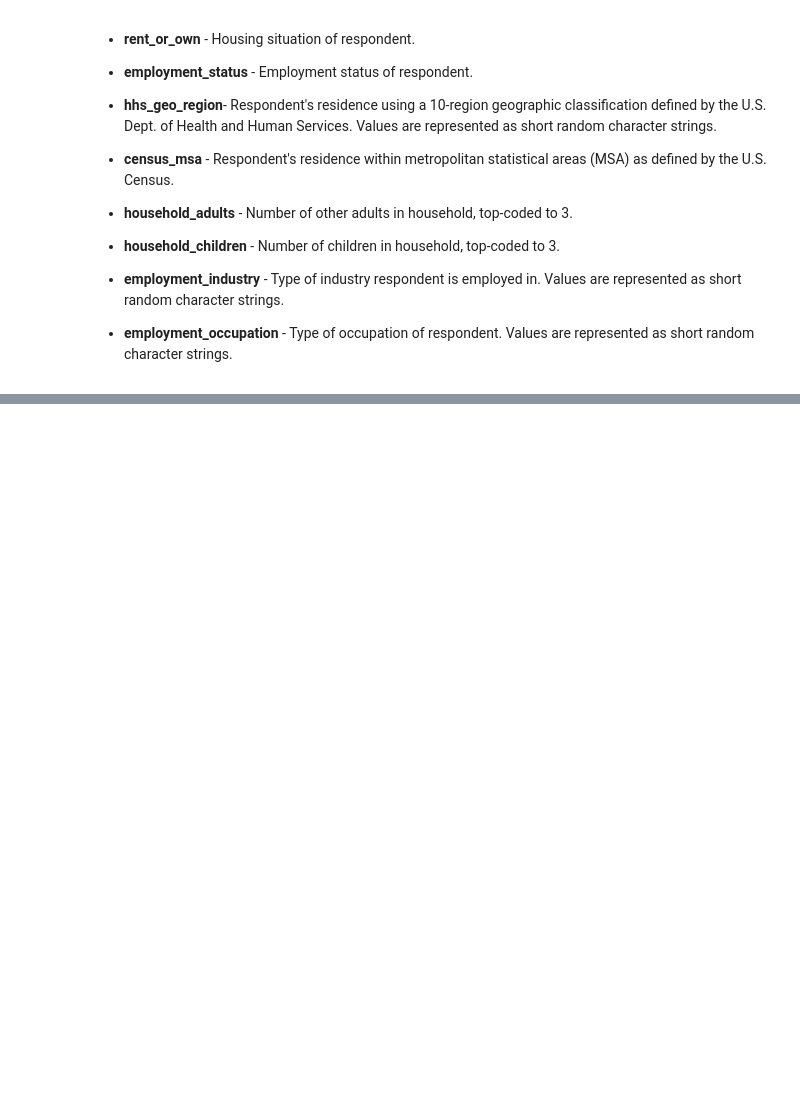
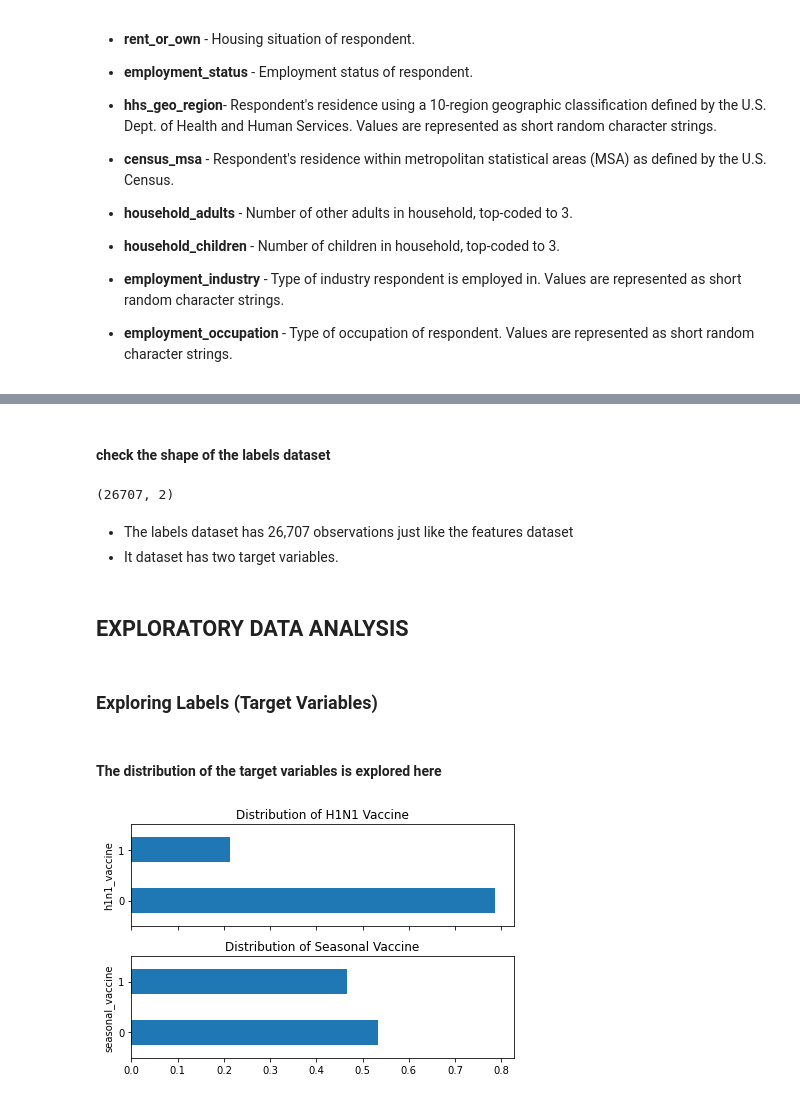
Before and after one commit to Pamela-Chebii/Predicting_H1N1_-_Seasonal_Flue_Vaccines, a Jupyter notebook: index.ipynb, the cells around one changed output, grey strips where cells are left out. Cells and saved outputs as stored; diff of their text form; code cells hidden in the pictures; blank space fills up the shorter version.

Commit message:
data exploration

```diff
--- a/index.ipynb
+++ b/index.ipynb
@@ -121,0 +135,4 @@ df_labels
+# %%
+# load the data
+labels_df = pd.read_csv("Data/training_set_labels.csv", index_col="respondent_id")
+labels_df.head()
@@ -121,0 +147,11 @@ df_labels
+# %% [markdown]
+#### check the shape of the labels dataset
+# %%
+labels_df.shape
+# %% [output]
+(26707, 2)
+# %% [markdown]
+- The labels dataset has 26,707 observations just like the features dataset
+- It dataset has two target variables.
+# %% [markdown]
+## EXPLORATORY DATA ANALYSIS
@@ -121,0 +163,20 @@ df_labels
+# %% [markdown]
+### Exploring Labels (Target Variables)
+# %% [markdown]
+#### The distribution of the target variables is explored here
+# %%
+fig, ax = plt.subplots(2, 1, sharex=True)
+
+total_obs = labels_df.shape[0]
+
+labels_df['h1n1_vaccine'].value_counts().div(total_obs).plot.barh(title="Distribution of H1N1 Vaccine", ax=ax[0])
+
+ax[0].set_ylabel("h1n1_vaccine")
+
+labels_df['seasonal_vaccine'].value_counts().div(total_obs).plot.barh(title="Distribution of Seasonal Vaccine", ax=ax[1])
+
+ax[1].set_ylabel("seasonal_vaccine")
+
+fig.tight_layout()
+# %% [output]
+[figure, added]
```
Also changed, not shown: parts of 20 cells of this notebook, 5 other files.
